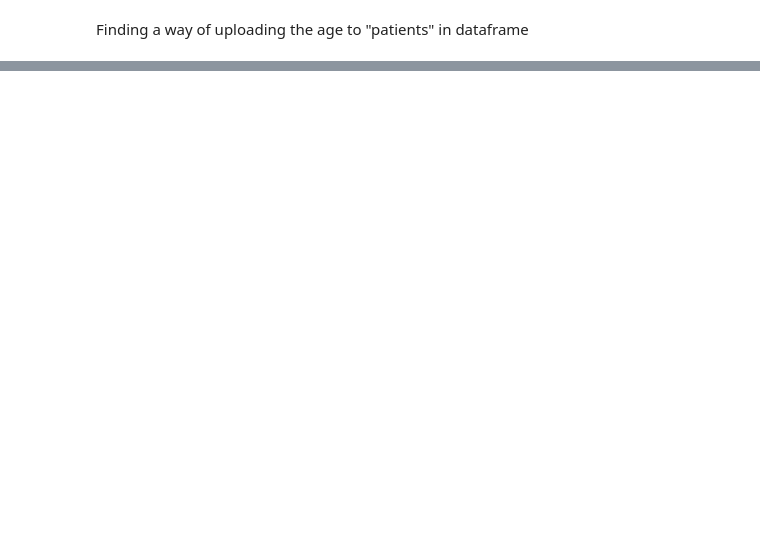
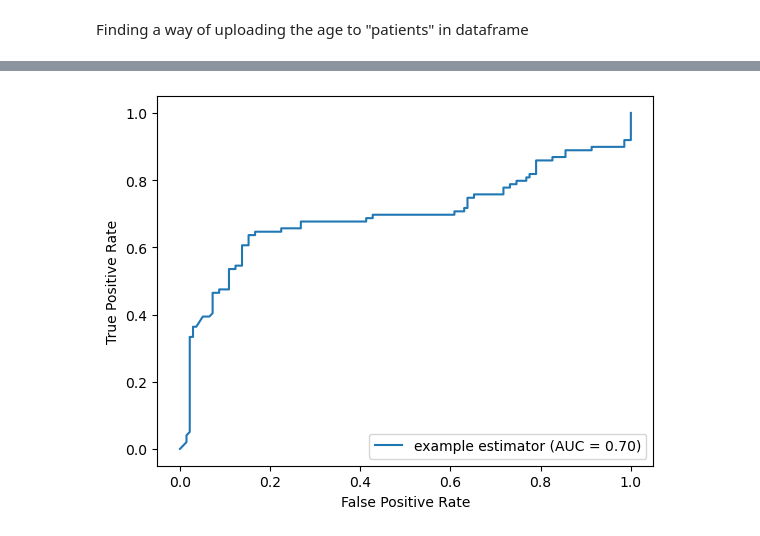
Before and after one commit to travistangvh/time-series-kafka-demo, a Jupyter notebook: bin/explore_torch.ipynb, the cells around one changed output, grey strips where cells are left out. Saved outputs shown, nothing was run; the diff lists cells and outputs as text; code cells hidden in the pictures; blank space fills up the shorter version.

```diff
--- a/bin/explore_torch.ipynb
+++ b/bin/explore_torch.ipynb
@@ -608,0 +1201,24 @@ Finding a way of uploading the age to "patients" in dataframe
+# %%
+# learning an sklearn model and see how the result is like.
+# This is an attempt to see if there is a bug with the data, or a bug with the model
+from sklearn.svm import SVC
+from sklearn.metrics import RocCurveDisplay,roc_curve,auc
+
+logreg = SVC(probability=True, C = 0.01, kernel = 'sigmoid')
+logreg.fit(x_train_arr.reshape(178,1200), y_train_arr)
+
+# Make prediction on validation set
+y_pred = logreg.predict_proba(x_val_arr.reshape(237,1200))
+
+# Plot ROC curve
+fpr, tpr, thresholds = roc_curve(y_val_arr, y_pred[:,1])
+roc_auc = auc(fpr, tpr)
+display = RocCurveDisplay(fpr=fpr, tpr=tpr, roc_auc=roc_auc,
+                                  estimator_name='example estimator')
+display.plot()
+plt.show()
+
+# Result shows that there are indeed signals to be learned from the data.
+# This indicates that there is potentially a bug with the model
+# %% [output]
+[figure, added]
```
Also changed, not shown: parts of 43 cells of this notebook, 9 other files.
